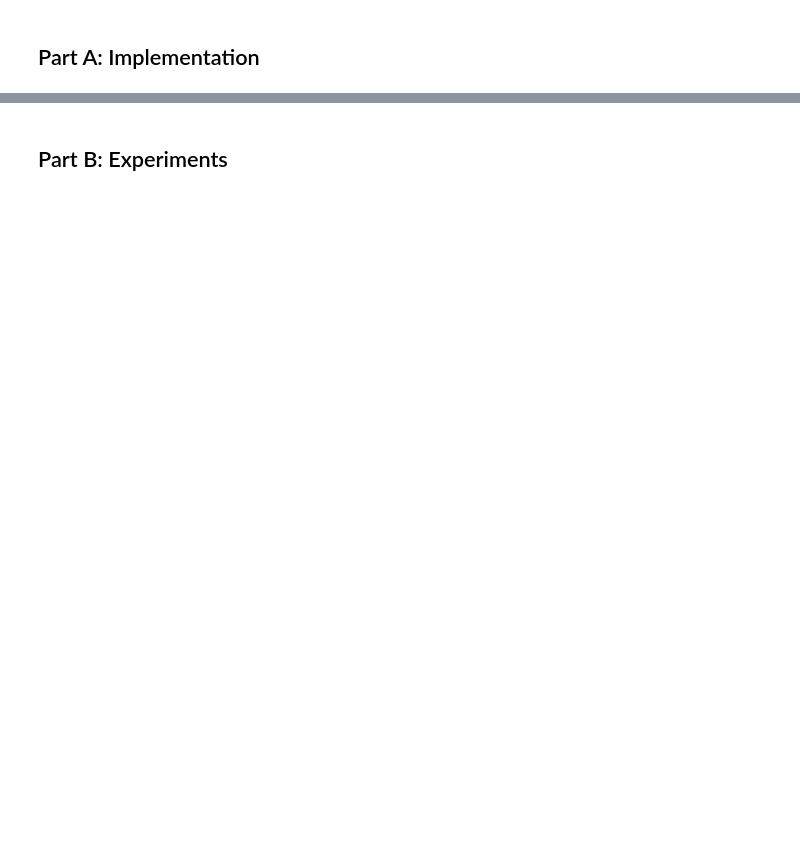
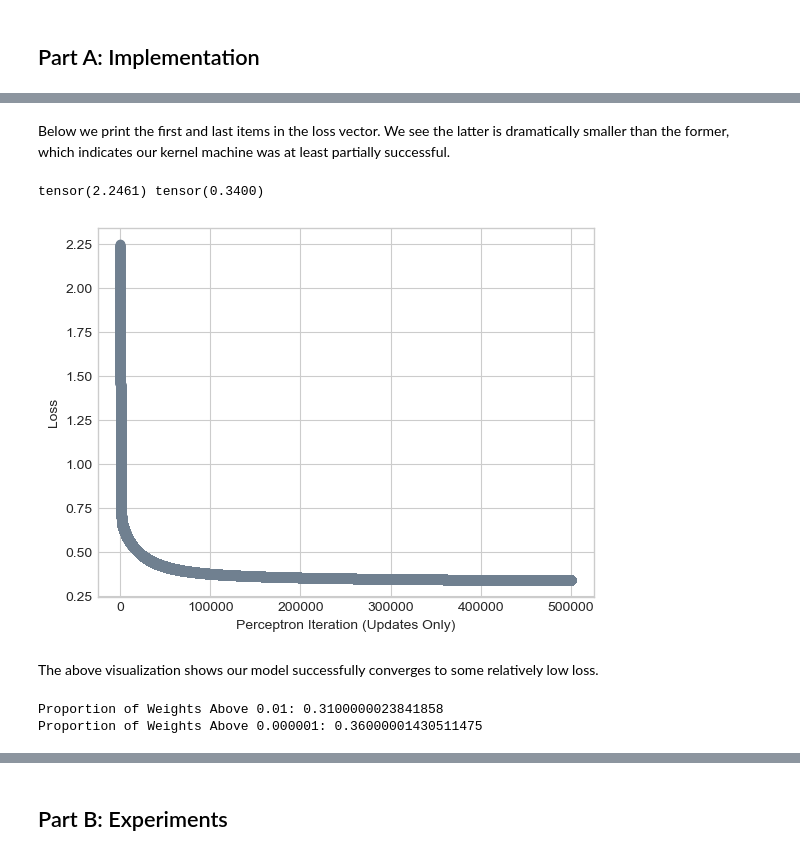
Before and after one commit to jjr2024/github_jjr2024.github.io, a Jupyter notebook: posts/kernel-machines/kernel-machines.ipynb, the cells around one changed output, grey strips where cells are left out. Cells and saved outputs as stored; diff of their text form; code cells hidden in the pictures; blank space fills up the shorter version.

```diff
--- a/posts/kernel-machines/kernel-machines.ipynb
+++ b/posts/kernel-machines/kernel-machines.ipynb
@@ -57,0 +61,5 @@ NameError: name 'plt' is not defined
+# %%
+KR = KernelLogisticRegression(rbf_kernel, lam = 0.01, gamma = 0.1)
+KR.fit(X, y, m_epochs = 500000, lr = 0.0001)
+lossvec = KR.lossvec
+lossvec
@@ -57,0 +84,20 @@ NameError: name 'plt' is not defined
+# %% [markdown]
+Below we print the first and last items in the loss vector. We see the latter is dramatically smaller than the former, which indicates our kernel machine was at least partially successful.
+# %%
+print(lossvec[0], lossvec[len(lossvec)-1])
+# %% [output]
+tensor(2.2461) tensor(0.3400)
+# %%
+plt.plot(lossvec, color = "slategrey")
+plt.scatter(torch.arange(len(lossvec)), lossvec, color = "slategrey")
+labs = plt.gca().set(xlabel = "Perceptron Iteration (Updates Only)", ylabel = "Loss")
+# %% [output]
+[figure, added]
+# %% [markdown]
+The above visualization shows our model successfully converges to some relatively low loss.
+# %%
+print(f"Proportion of Weights Above 0.01: {(1.0*(KR.a > 0.01)).mean()}" )
+print(f"Proportion of Weights Above 0.000001: {(1.0*(KR.a > 0.000001)).mean()}")
+# %% [output]
+Proportion of Weights Above 0.01: 0.3100000023841858
+Proportion of Weights Above 0.000001: 0.36000001430511475
```
Also changed, not shown: parts of 44 cells of this notebook, 3 other files.
